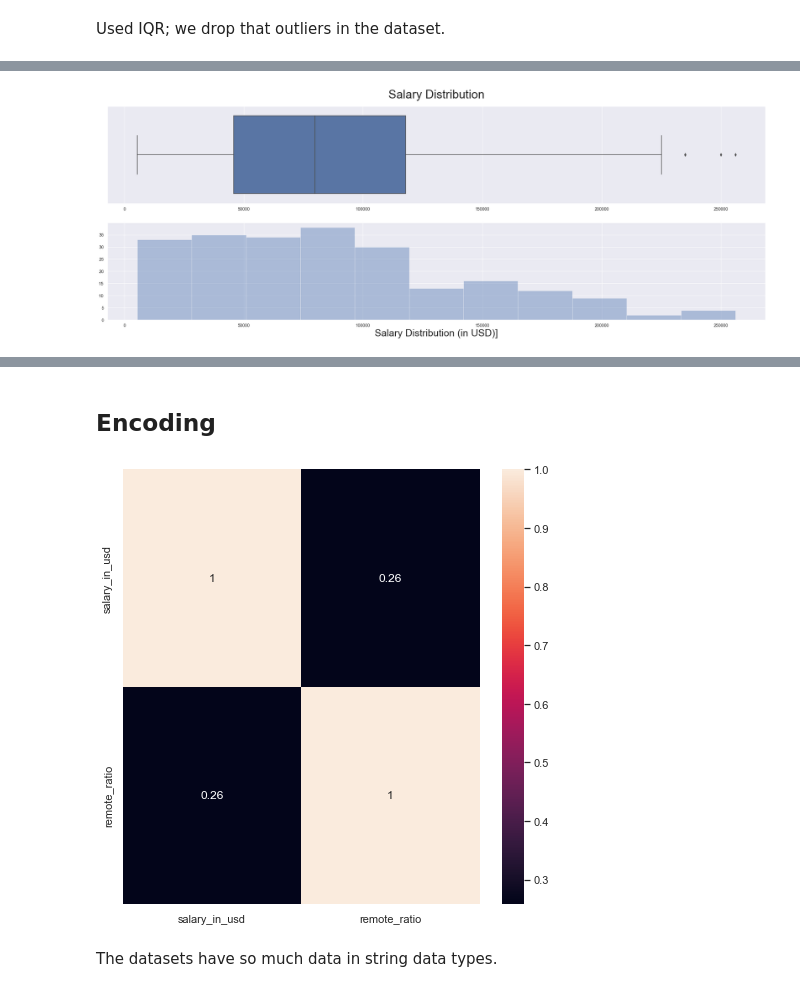
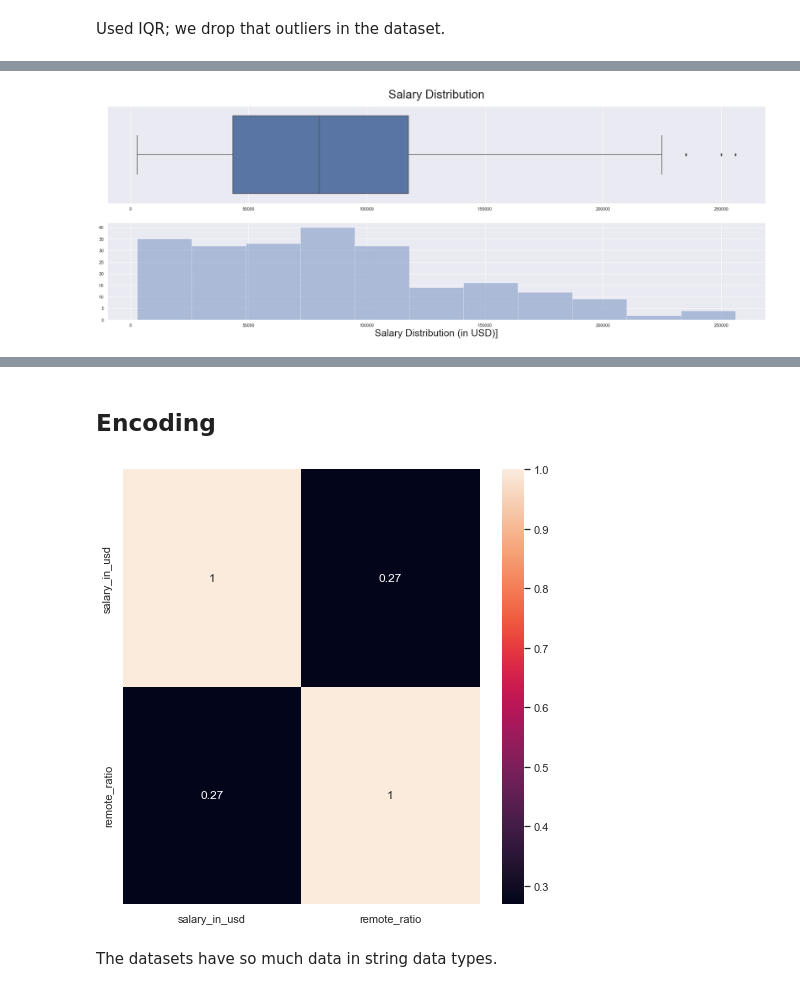
Before and after one commit to jeanpierec/ljpiere_projects, a Jupyter notebook: Proyecto4_JobSalaries/JobSalaries_IT.ipynb, the cells around one changed output, grey strips where cells are left out. Saved outputs shown, nothing was run; the diff lists cells and outputs as text; code cells hidden in the pictures.

```diff
--- a/Proyecto4_JobSalaries/JobSalaries_IT.ipynb
+++ b/Proyecto4_JobSalaries/JobSalaries_IT.ipynb
@@ -227,16 +245,7 @@ We have some outliers in salary distribution.
 # %% [markdown]
 Used IQR; we drop that outliers in the dataset.
 # %%
-surfT_min_list=[]
-surfT_max_list=[]
-
-Q1 = jobsala["salary_in_usd"].quantile(0.25)
-Q3 = jobsala["salary_in_usd"].quantile(0.75)
-IQR = Q3 - Q1
-lim_min = jobsala["salary_in_usd"].quantile(0.01)
-lim_max = Q3 + (IQR*1.5)
-
-surfT_min_list.append(lim_min)
-surfT_max_list.append(lim_max)
-
-print("The max salary is {}, the min salary is {} and IQR {}" .format(lim_max,lim_min,IQR))
+sP_Supp = jobsala['salary_in_usd']
+IQR = 1.5*(sP_Supp.quantile(.75)-sP_Supp.quantile(.25))
+lim_sup = sP_Supp.quantile(.75)+IQR
+lim_inf = sP_Supp.quantile(.25)-IQR
@@ -245,2 +251,0 @@ The max salary is 257327.75, the min salary is 4541.5 and IQR 84618.5
-# %%
-jobsala = jobsala[(jobsala.salary_in_usd <= 257327.75) & (jobsala.salary_in_usd >=4541.5) ]
@@ -246,0 +256,4 @@ jobsala = jobsala[(jobsala.salary_in_usd <= 257327.75) & (jobsala.salary_in_usd
+# %%
+sP_clean_Supp = sP_Supp[(sP_Supp >= lim_sup) | (sP_Supp <= lim_inf)]
+# %%
+data_job=jobsala.drop(sP_clean_Supp.index)
@@ -247,21 +272,21 @@ jobsala = jobsala[(jobsala.salary_in_usd <= 257327.75) & (jobsala.salary_in_usd
 # %%
 import warnings
 warnings.simplefilter(action="ignore", category=FutureWarning)
 
-x = jobsala['salary_in_usd']
+x = data_job['salary_in_usd']
 
 plt.figure(figsize = (30,10))
 
 plt.subplot(2,1,1)
 sns.boxplot(x)
 plt.xlabel("")
 plt.title('Salary Distribution', weight=50, size = 30, pad = 20)
 
 plt.subplot(2,1,2)
 sns.distplot(x, kde = False)
 plt.xlabel('Salary Distribution (in USD)]', size = 25)
 
 plt.show()
 # %% [output]
-[figure, old version]
+[figure, new version]
 # %%
@@ -277,10 +302,10 @@ jobsala.head()
 ## Encoding
 # %%
 fig =plt.subplots(figsize=(8,8))
-sns.heatmap(jobsala.corr(), annot=True)
+sns.heatmap(data_job.corr(), annot=True)
 plt.show()
 # %% [output]
-[figure, old version]
+[figure, new version]
 # %% [markdown]
 The datasets have so much data in string data types.
 # %%
```
Also changed, not shown: parts of 15 cells of this notebook, 5 other files.
